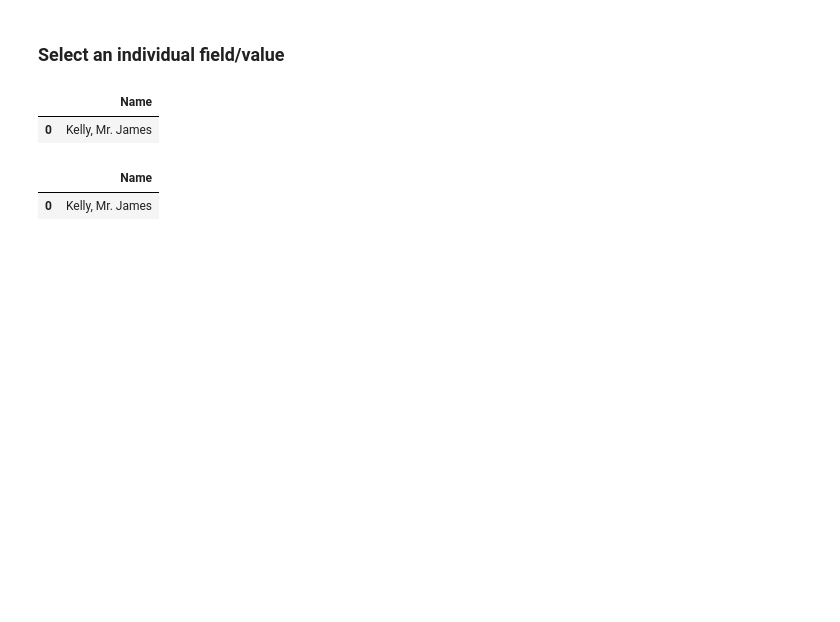
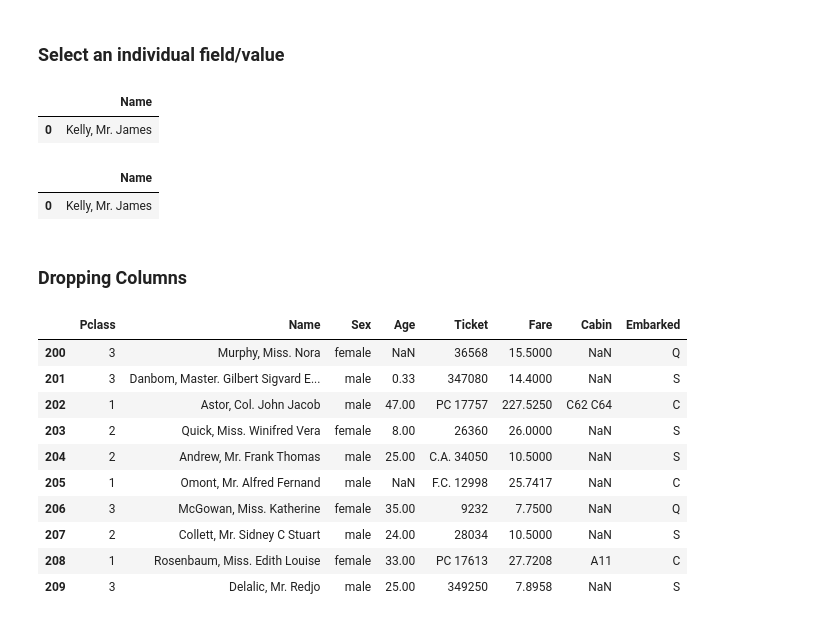
Before and after one commit to TheBoyMoe/DataScience-Repo, a Jupyter notebook: CodeAcademy-Data-Science/05-Pandas/05-pandas-review.ipynb, the cells around one changed output. Cells and saved outputs as stored; diff of their text form; code cells hidden in the pictures; blank space fills up the shorter version.

```diff
--- a/CodeAcademy-Data-Science/05-Pandas/05-pandas-review.ipynb
+++ b/CodeAcademy-Data-Science/05-Pandas/05-pandas-review.ipynb
@@ -207,3 +207,22 @@ df.loc[[0], ['Name']]
 # %% [output]
 |  | Name |
 | 0 | Kelly, Mr. James |
+# %% [markdown]
+### Dropping Columns
+# %%
+# NOTE: use 'axis=1' to drop a column, original dataframe is unchanged
+# use a comma separated list of one or more column names
+# drop a single column from a dataframe
+df.drop(['PassengerId', 'SibSp', 'Parch'], axis=1)[200:210]
+# %% [output]
+|  | Pclass | Name | Sex | Age | Ticket | Fare | Cabin | Embarked |
+| 200 | 3 | Murphy, Miss. Nora | female | NaN | 36568 | 15.5000 | NaN | Q |
+| 201 | 3 | Danbom, Master. Gilbert Sigvard E... | male | 0.33 | 347080 | 14.4000 | NaN | S |
+| 202 | 1 | Astor, Col. John Jacob | male | 47.00 | PC 17757 | 227.5250 | C62 C64 | C |
+| 203 | 2 | Quick, Miss. Winifred Vera | female | 8.00 | 26360 | 26.0000 | NaN | S |
+| 204 | 2 | Andrew, Mr. Frank Thomas | male | 25.00 | C.A. 34050 | 10.5000 | NaN | S |
+| 205 | 1 | Omont, Mr. Alfred Fernand | male | NaN | F.C. 12998 | 25.7417 | NaN | C |
+| 206 | 3 | McGowan, Miss. Katherine | female | 35.00 | 9232 | 7.7500 | NaN | Q |
+| 207 | 2 | Collett, Mr. Sidney C Stuart | male | 24.00 | 28034 | 10.5000 | NaN | S |
+| 208 | 1 | Rosenbaum, Miss. Edith Louise | female | 33.00 | PC 17613 | 27.7208 | A11 | C |
+| 209 | 3 | Delalic, Mr. Redjo | male | 25.00 | 349250 | 7.8958 | NaN | S |
```
Also changed, not shown: parts of 7 cells of this notebook, 2 other files.
